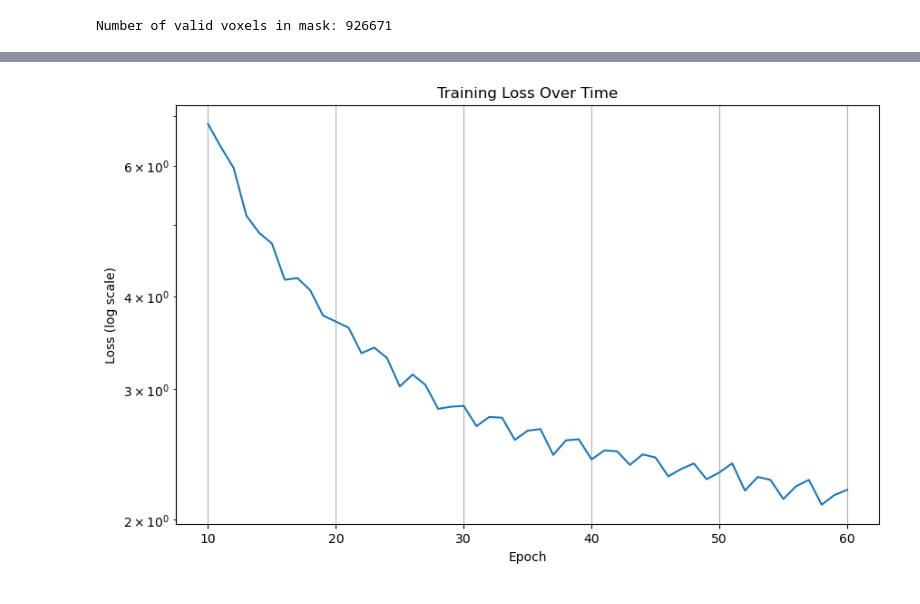
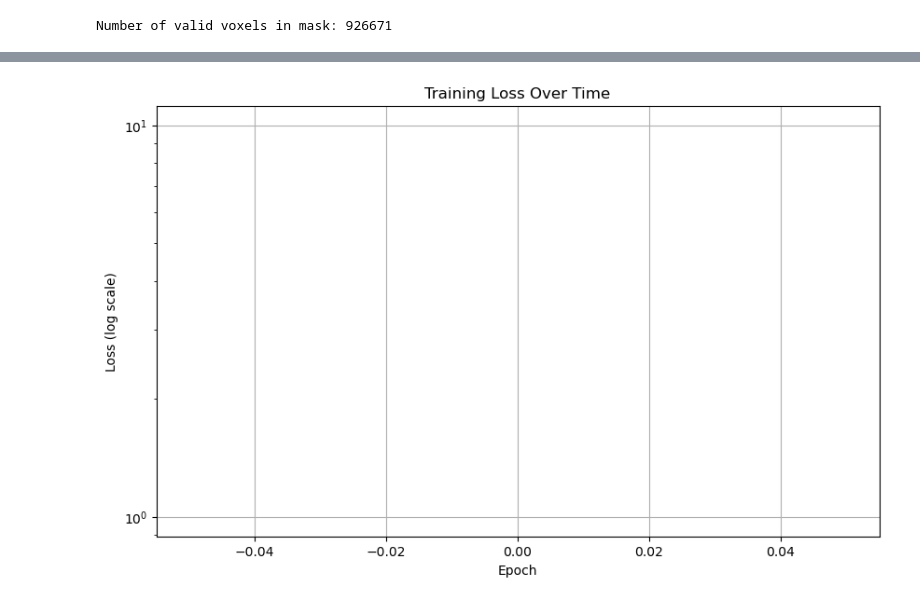
Before and after one commit to ib565/DTI-Tensor-GNN, a Jupyter notebook: gnn_tensor_est_V5.ipynb, the cells around one changed output, grey strips where cells are left out. Saved outputs shown, nothing was run; the diff lists cells and outputs as text; code cells hidden in the pictures.

```diff
--- a/gnn_tensor_est_V5.ipynb
+++ b/gnn_tensor_est_V5.ipynb
@@ -83,7 +85,7 @@ print(f"\nNumber of valid voxels in mask: {len(valid_idx[0])}")
 Number of valid voxels in mask: 926671
 # %%
 # Sample n random voxels for training
-n_samples = 150000
+n_samples = 100000
 sample_idx = np.random.choice(len(valid_idx[0]),
                             min(n_samples, len(valid_idx[0])),
                             replace=False)
@@ -308,6 +370,10 @@ def evaluate_model(pred, gt, epoch, print_results=True):
     gt_fa = calculate_FA_approx(gt)
     metrics['fa_error'] = np.mean(np.abs(pred_fa - gt_fa))
 
+    angles, mask = principal_eigenvector_angle_error(pred, gt)
+
+    metrics['angular_error'] = np.mean(angles)
+
     if print_results:
         print(f"\nEpoch {epoch+1} Statistics:")
         print("\nRelative Errors per component:")
@@ -315,6 +381,7 @@ def evaluate_model(pred, gt, epoch, print_results=True):
             print(f"Component {i}: {metrics[f'rel_error_{i}']:.2e}")
         print(f"Mean Diffusivity Absolute Error: {metrics['md_error']:.2e}")
         print(f"FA Absolute Error: {metrics['fa_error']:.2e}")
+        print(f"Angular Error: {metrics['angular_error']:.2e}")
 
         print("\nPrediction Statistics:")
         for i in range(6):
@@ -422,7 +555,8 @@ for idx, struct in direction_structures.items():
 # Training
 model = DiffusionGNN(hidden_dim=128).to(device)
 optimizer = optim.Adam(model.parameters(), lr=0.0005)
-epochs = 60
+
+epochs = 5
 losses = []
 all_metrics = []
 print("Starting training...")
@@ -480,7 +614,7 @@ for epoch in range(epochs):
     print(f"Epoch {epoch+1}/{epochs}, Loss: {avg_loss:.6f}")
 
     # Evaluate epoch performance
-    if epoch % 5 == 0:
+    if (epoch + 1) % 5 == 0:
         metrics = evaluate_model(epoch_pred, epoch_gt, epoch)
         all_metrics.append(metrics)
 # %% [output]
@@ -514,13 +648,13 @@ plt.show()
 # %%
 plt.figure(figsize=(10, 6))
-plt.semilogy(range(10, len(losses) + 1), losses[9:])  # Using log scale for y-axis
+plt.semilogy(range(20, len(losses) + 1), losses[19:])  # Using log scale for y-axis
 plt.xlabel('Epoch')
 plt.ylabel('Loss (log scale)')
 plt.title('Training Loss Over Time')
 plt.grid(True)
 plt.show()
 # %% [output]
-[figure, old version]
+[figure, new version]
 # %%
 # Plot FA error
 plt.figure(figsize=(10, 6))
```
Also changed, not shown: parts of 10 cells of this notebook.
